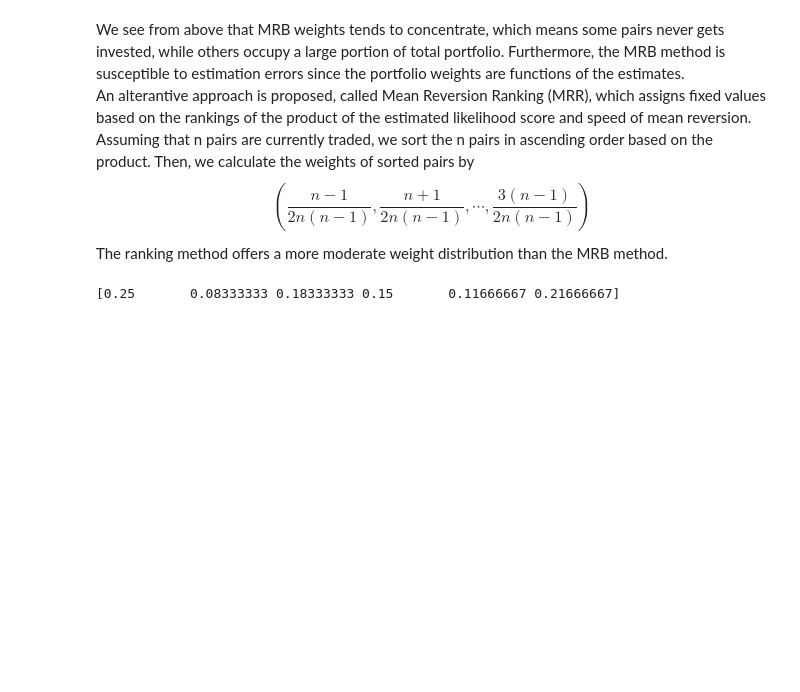
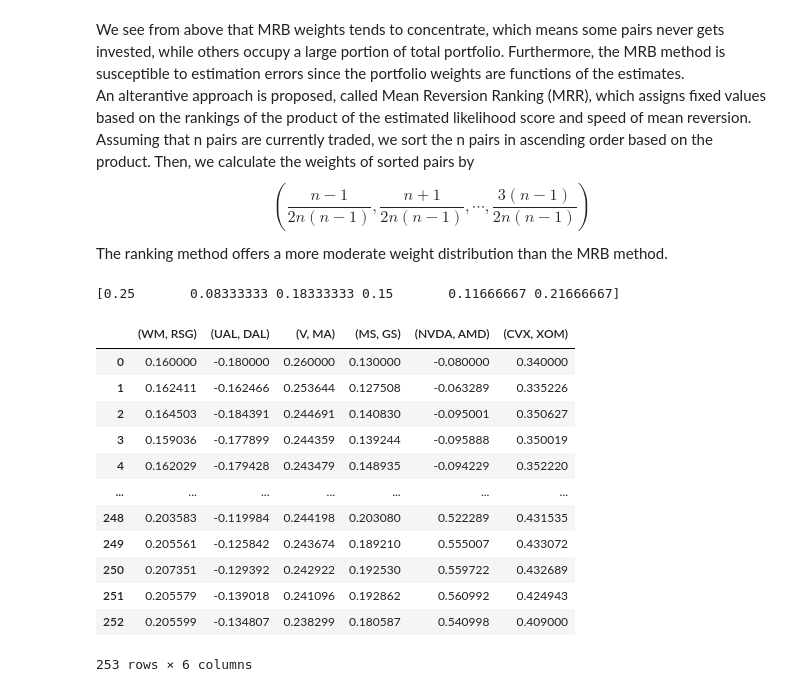
Before and after one commit to shanzhong48/statistical-arbitrage, a Jupyter notebook: diversification.ipynb, the cells around one changed output. Cells and saved outputs as stored; diff of their text form; code cells hidden in the pictures; blank space fills up the shorter version.

```diff
--- a/diversification.ipynb
+++ b/diversification.ipynb
@@ -188,3 +196,35 @@ MRR_weights = ranks * 1/n/(n-1) + 1/2/n
 print(MRR_weights)
 # %% [output]
 [0.25       0.08333333 0.18333333 0.15       0.11666667 0.21666667]
+# %%
+spreads = []
+
+for i, (stock1, stock2) in enumerate(stock_pairs):
+    # Fetch data for both stocks
+    data1 = all_data[stock1]
+    data2 = all_data[stock2]
+
+    data1 = data1[data1.index < 253]
+    data2 = data2[data2.index < 253]
+
+    # Normalize the prices
+    norm_data1 = data1 / data1.iloc[0]
+    norm_data2 = data2 / data2.iloc[0]
+
+    spreads.append(norm_data1 - ratio[i]*norm_data2)
+
+df_spreads = pd.DataFrame(np.array(spreads).T, np.arange(len(spreads[0])), columns=stock_pairs)
+# %% [output]
+|  | (WM, RSG) | (UAL, DAL) | (V, MA) | (MS, GS) | (NVDA, AMD) | (CVX, XOM) |
+| 0 | 0.160000 | -0.180000 | 0.260000 | 0.130000 | -0.080000 | 0.340000 |
+| 1 | 0.162411 | -0.162466 | 0.253644 | 0.127508 | -0.063289 | 0.335226 |
+| 2 | 0.164503 | -0.184391 | 0.244691 | 0.140830 | -0.095001 | 0.350627 |
+| 3 | 0.159036 | -0.177899 | 0.244359 | 0.139244 | -0.095888 | 0.350019 |
+| 4 | 0.162029 | -0.179428 | 0.243479 | 0.148935 | -0.094229 | 0.352220 |
+| ... | ... | ... | ... | ... | ... | ... |
+| 248 | 0.203583 | -0.119984 | 0.244198 | 0.203080 | 0.522289 | 0.431535 |
+| 249 | 0.205561 | -0.125842 | 0.243674 | 0.189210 | 0.555007 | 0.433072 |
+| 250 | 0.207351 | -0.129392 | 0.242922 | 0.192530 | 0.559722 | 0.432689 |
+| 251 | 0.205579 | -0.139018 | 0.241096 | 0.192862 | 0.560992 | 0.424943 |
+| 252 | 0.205599 | -0.134807 | 0.238299 | 0.180587 | 0.540998 | 0.409000 |
+253 rows × 6 columns
```
Also changed, not shown: parts of 3 cells of this notebook.
